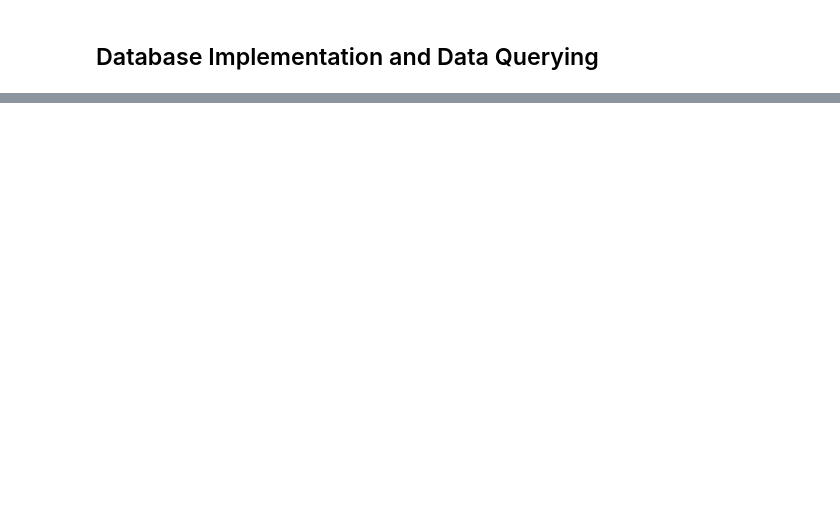
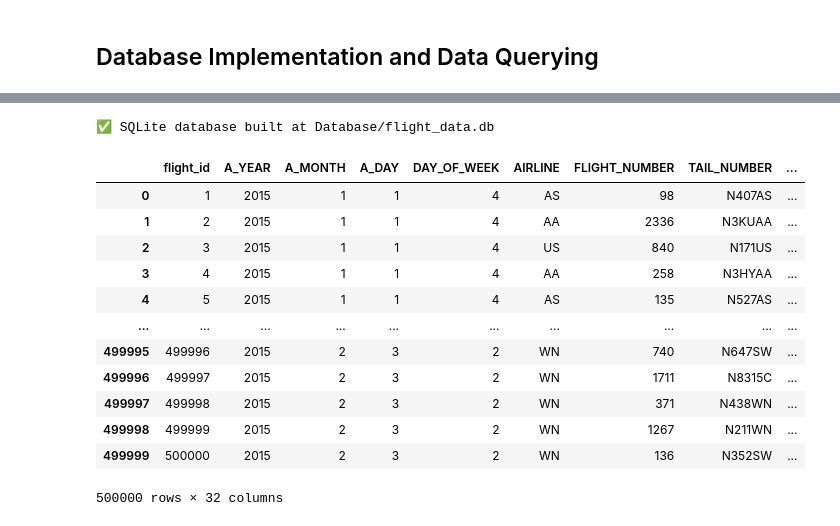
Before and after one commit to Amir-rfz/Data-Science-Course-Projects-S2025, a Jupyter notebook: Final_project/Phase2/Phase2.ipynb, the cells around one changed output, grey strips where cells are left out. Drawn from its saved outputs; the diff is of its cells as text; code cells hidden in the pictures; blank space fills up the shorter version.

Commit message:
fix database part

```diff
--- a/Final_project/Phase2/Phase2.ipynb
+++ b/Final_project/Phase2/Phase2.ipynb
@@ -52,0 +3,10 @@ For the final query, it shows the complete airline name of each flight by joinin
+# %%
+import sqlite3
+import pandas as pd
+from pathlib import Path
+
+data_dir = Path("./Dataset")
+db_path = Path("./Database/flight_data.db")
+flights_csv  = data_dir / "flights.csv"
+airports_csv = data_dir / "airports.csv"
+airlines_csv = data_dir / "airlines.csv"
@@ -52,0 +20,11 @@ For the final query, it shows the complete airline name of each flight by joinin
+# %%
+flights_df = pd.read_csv(flights_csv)
+
+flights_df = flights_df[["A_YEAR", "A_MONTH","A_DAY","DAY_OF_WEEK","AIRLINE","FLIGHT_NUMBER",
+                         "TAIL_NUMBER", "ORIGIN_AIRPORT",
+                         "DESTINATION_AIRPORT","SCHEDULED_DEPARTURE", "DEPARTURE_TIME", "DEPARTURE_DELAY", "TAXI_OUT",
+                            "WHEELS_OFF", "SCHEDULED_TIME", "ELAPSED_TIME", "AIR_TIME", "DISTANCE", "WHEELS_ON", "TAXI_IN",
+                         "SCHEDULED_ARRIVAL", "ARRIVAL_TIME", "ARRIVAL_DELAY", "DIVERTED", "CANCELLED",
+                         "CANCELLATION_REASON", "AIR_SYSTEM_DELAY", "SECURITY_DELAY", "AIRLINE_DELAY",
+                         "LATE_AIRCRAFT_DELAY", "WEATHER_DELAY"]].drop_duplicates()
+flights_df.insert(0, "flight_id",  range(1, len(flights_df)+1))
@@ -52,0 +99,26 @@ For the final query, it shows the complete airline name of each flight by joinin
+# %%
+airports_df.to_sql("airports", con, if_exists="append", index=False)
+airlines_df.to_sql("airlines", con, if_exists="append", index=False)
+flights_df.to_sql("flights",  con, if_exists="append", index=False)
+
+con.commit()
+con.close()
+print("✅ SQLite database built at", db_path)
+# %% [output]
+✅ SQLite database built at Database/flight_data.db
+# %%
+flights_df
+# %% [output]
+|  | flight_id | A_YEAR | A_MONTH | A_DAY | DAY_OF_WEEK | AIRLINE | FLIGHT_NUMBER | TAIL_NUMBER | ... |
+| 0 | 1 | 2015 | 1 | 1 | 4 | AS | 98 | N407AS | ... |
+| 1 | 2 | 2015 | 1 | 1 | 4 | AA | 2336 | N3KUAA | ... |
+| 2 | 3 | 2015 | 1 | 1 | 4 | US | 840 | N171US | ... |
+| 3 | 4 | 2015 | 1 | 1 | 4 | AA | 258 | N3HYAA | ... |
+| 4 | 5 | 2015 | 1 | 1 | 4 | AS | 135 | N527AS | ... |
+| ... | ... | ... | ... | ... | ... | ... | ... | ... | ... |
+| 499995 | 499996 | 2015 | 2 | 3 | 2 | WN | 740 | N647SW | ... |
+| 499996 | 499997 | 2015 | 2 | 3 | 2 | WN | 1711 | N8315C | ... |
+| 499997 | 499998 | 2015 | 2 | 3 | 2 | WN | 371 | N438WN | ... |
+| 499998 | 499999 | 2015 | 2 | 3 | 2 | WN | 1267 | N211WN | ... |
+| 499999 | 500000 | 2015 | 2 | 3 | 2 | WN | 136 | N352SW | ... |
+500000 rows × 32 columns
```
Also changed, not shown: parts of 37 cells of this notebook, 12 other files.
